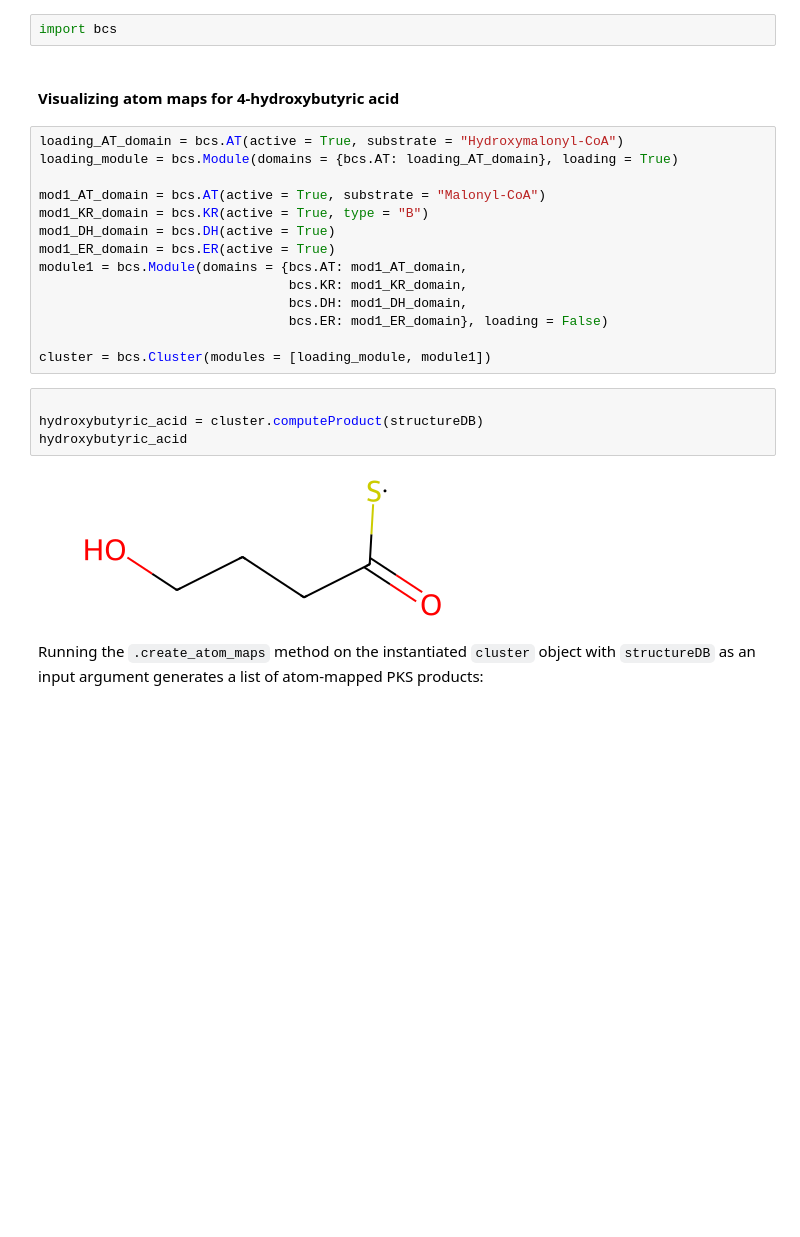
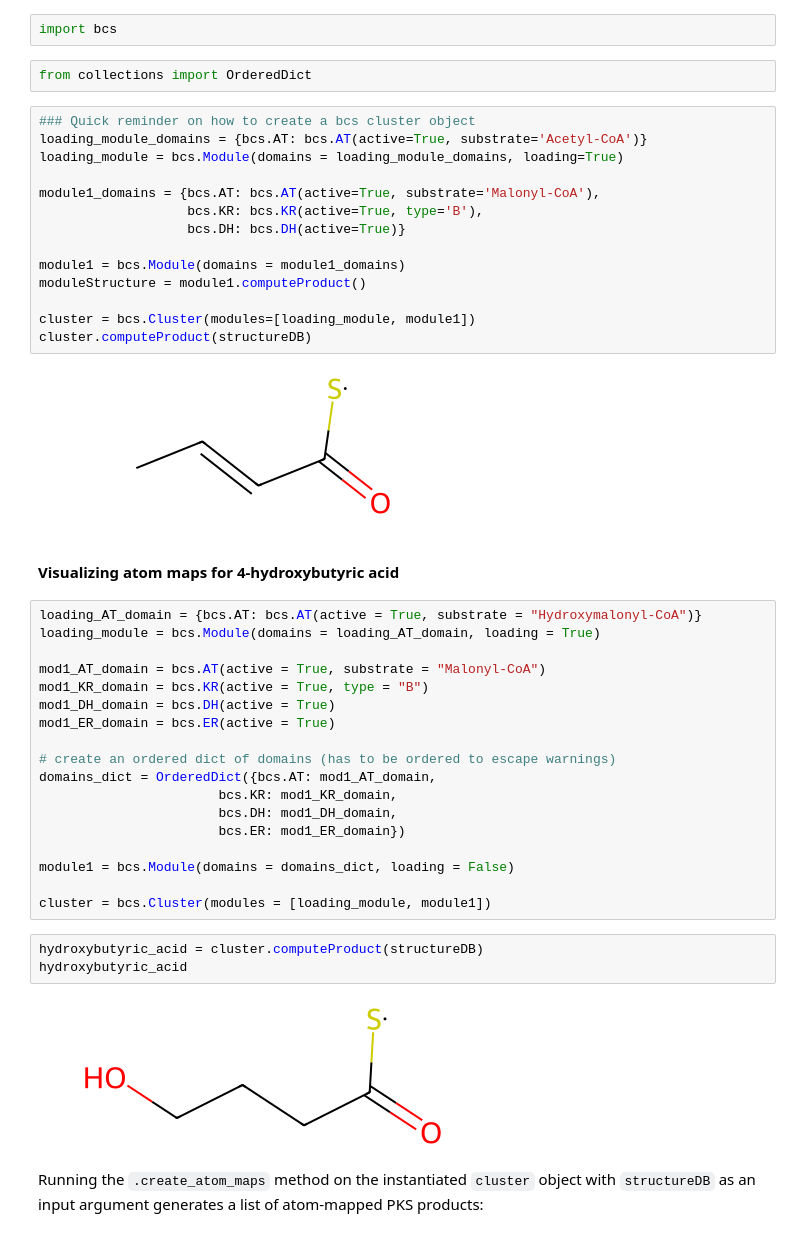
Before and after one commit to yashchainani21/RetroTideV2, a Jupyter notebook: notebooks/nb_03_More_PKS_atom_mapping_egs.ipynb, the cells around one changed output. Cells and saved outputs as stored; diff of their text form; blank space fills up the shorter version.

```diff
--- a/notebooks/nb_03_More_PKS_atom_mapping_egs.ipynb
+++ b/notebooks/nb_03_More_PKS_atom_mapping_egs.ipynb
@@ -4,24 +4,45 @@ In the previous notebook, we developed an atom-mapping algorithm to track which
 from retrotide import retrotide, structureDB
 # %%
 import bcs
+# %%
+from collections import OrderedDict
+# %%
+### Quick reminder on how to create a bcs cluster object
+loading_module_domains = {bcs.AT: bcs.AT(active=True, substrate='Acetyl-CoA')}
+loading_module = bcs.Module(domains = loading_module_domains, loading=True)
+
+module1_domains = {bcs.AT: bcs.AT(active=True, substrate='Malonyl-CoA'),
+                   bcs.KR: bcs.KR(active=True, type='B'),
+                   bcs.DH: bcs.DH(active=True)}
+
+module1 = bcs.Module(domains = module1_domains)
+moduleStructure = module1.computeProduct()
+
+cluster = bcs.Cluster(modules=[loading_module, module1])
+cluster.computeProduct(structureDB)
+# %% [output]
+[figure, added]
 # %% [markdown]
 #### Visualizing atom maps for 4-hydroxybutyric acid
 # %%
-loading_AT_domain = bcs.AT(active = True, substrate = "Hydroxymalonyl-CoA")
-loading_module = bcs.Module(domains = {bcs.AT: loading_AT_domain}, loading = True)
+loading_AT_domain = {bcs.AT: bcs.AT(active = True, substrate = "Hydroxymalonyl-CoA")}
+loading_module = bcs.Module(domains = loading_AT_domain, loading = True)
 
 mod1_AT_domain = bcs.AT(active = True, substrate = "Malonyl-CoA")
 mod1_KR_domain = bcs.KR(active = True, type = "B")
 mod1_DH_domain = bcs.DH(active = True)
 mod1_ER_domain = bcs.ER(active = True)
-module1 = bcs.Module(domains = {bcs.AT: mod1_AT_domain,
-                                bcs.KR: mod1_KR_domain,
-                                bcs.DH: mod1_DH_domain,
-                                bcs.ER: mod1_ER_domain}, loading = False)
+
+# create an ordered dict of domains (has to be ordered to escape warnings)
+domains_dict = OrderedDict({bcs.AT: mod1_AT_domain,
+                       bcs.KR: mod1_KR_domain,
+                       bcs.DH: mod1_DH_domain,
+                       bcs.ER: mod1_ER_domain})
+
+module1 = bcs.Module(domains = domains_dict, loading = False)
 
 cluster = bcs.Cluster(modules = [loading_module, module1])
 # %%
-
 hydroxybutyric_acid = cluster.computeProduct(structureDB)
 hydroxybutyric_acid
 # %% [output]
```
Also changed, not shown: parts of 56 cells of this notebook.
